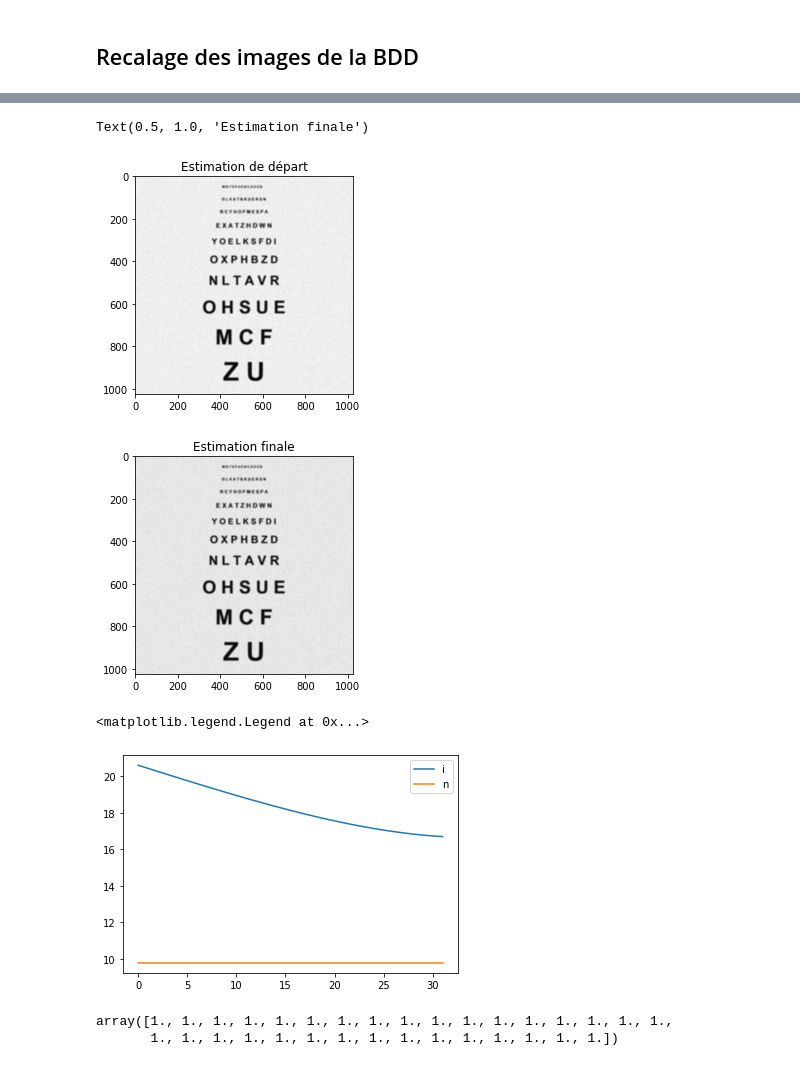
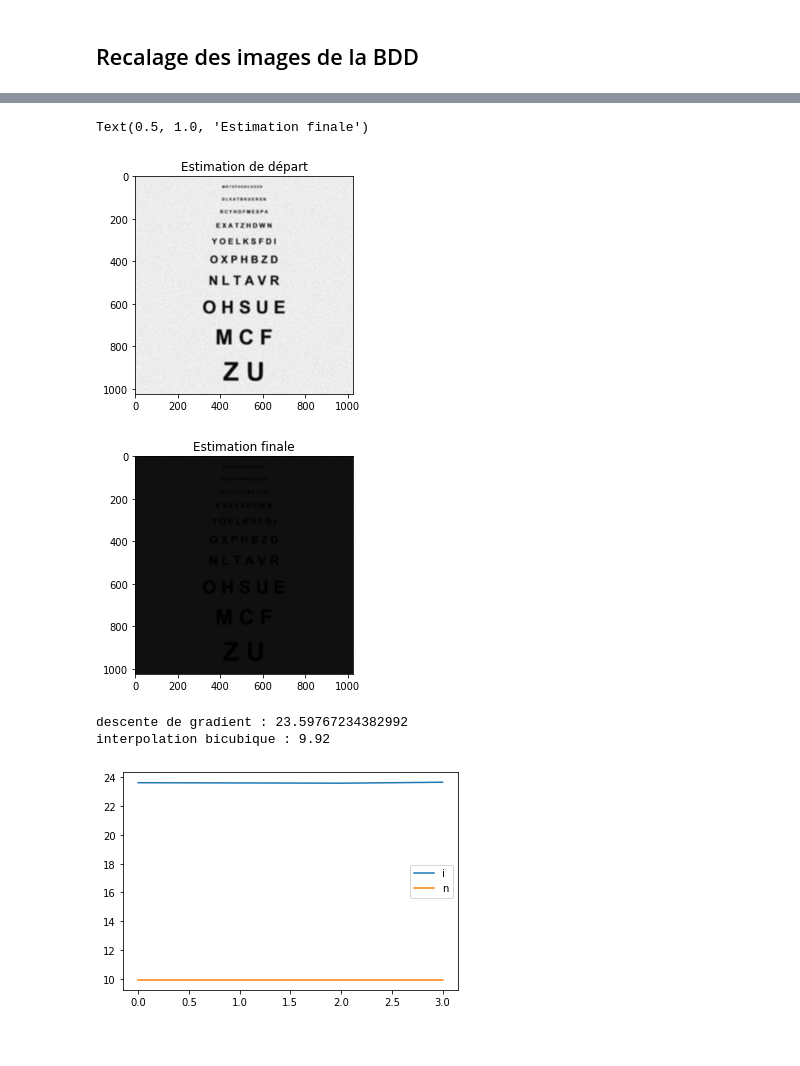
Before and after one commit to zoeducourau/Projet_fin_majeure, a Jupyter notebook: main script.ipynb, the cells around one changed output, grey strips where cells are left out. Drawn from its saved outputs; the diff is of its cells as text; code cells hidden in the pictures.

```diff
--- a/main script.ipynb
+++ b/main script.ipynb
@@ -170,7 +170,7 @@ BDD/imageBR_4.png
 # %%
 # paramètres
 beta = 1
-l = 0.005
+l = 0.1
 alpha = 0.6
 P = 2
 
@@ -190,7 +190,9 @@ plt.imshow(estim, cmap="gray")
 plt.title('Estimation de départ')
 
 # iterations
-for n in range(50):
+CA = False
+n_iter = 0
+while CA == False:
 
     # gradient
     gradient = np.zeros(dim_HR)
@@ -199,7 +201,7 @@ for n in range(50):
         transfo = list_M[k-1][0:2]
         estim_recal = cv2.warpAffine(estim, transfo, dim_HR, flags=cv2.WARP_INVERSE_MAP, borderMode=cv2.BORDER_REPLICATE) # Rotation + translation
         # convoluer PSF (flou blanc gaussien)
-        estim_recal_psf =cv2.filter2D(src=estim_us, ddepth=-1, kernel=noyau)
+        estim_recal_psf =cv2.filter2D(src=estim_recal, ddepth=-1, kernel=noyau)
         # down sampling
         estim_recal_psf_ds = decimation(estim_recal_psf, 4) # Sous-échantillonnage /4
         # soustaire l'observation
@@ -237,44 +239,52 @@ for n in range(50):
                 # soustraire le résultat à l'estimation
                 diff = estim - img_translation
                 # appliquer opérateur signe
                 sign = np.sign(diff)
 
                 # appliquer anti shift Sx-1 et Sy-1
                 Sxy_inv = np.float32([[1, 0, -m], [0, 1, -l]])
                 img_translation_2 = cv2.warpAffine(sign, Sxy_inv, dim_HR, borderMode=cv2.BORDER_REPLICATE)
                 # soustraire au résultat intermédiaire
 
                 diff = (np.identity(dim_HR[0]) - img_translation_2) * sign
                 # multiplier par alpha ^{|m|+|l|}
                 r_lm = (alpha ** (abs(m)+abs(l)))*diff
                 # sommation
                 regul += r_lm
     """
 
 
     step = gradient + l*regul
     new_estim = np.abs(estim - beta*step)
     estim = new_estim
     erreur.append(np.mean(np.sqrt((IMAGE_nb - new_estim)**2)))
 
+    n_iter += 1
+    if len(erreur) > 2:
+        if erreur[-2] < erreur[-1]:
+            CA = True
+        if abs(erreur[-2] - erreur[-1]) < 0.005:
+            CA = True
+    if n_iter > 100:
+        CA = True
+
 
 plt.figure()
 plt.imshow(new_estim, cmap='gray')
 plt.title("Estimation finale")
 # %% [output]
 Text(0.5, 1.0, 'Estimation finale')
 [figure]
-[figure, old version]
+[figure, new version]
 # %%
 plt.figure()
 plt.plot(range(len(erreur)), erreur, range(len(erreur)), np.ones(len(erreur))*np.mean(np.sqrt((IMAGE_nb - estim_0)**2)))
 plt.legend("descente de gradient")
 plt.legend("interpolation bicubique")
+
+print("descente de gradient : " + str(min(erreur)))
+print("interpolation bicubique : " + str(np.mean(np.sqrt((IMAGE_nb - estim_0)**2))))
 # %% [output]
-<matplotlib.legend.Legend at 0x...>
+descente de gradient : 23.59767234382992
+interpolation bicubique : 9.92
-[figure, old version]
+[figure, new version]
-# %%
-np.ones(len(erreur))
-# %% [output]
-array([1., 1., 1., 1., 1., 1., 1., 1., 1., 1., 1., 1., 1., 1., 1., 1., 1.,
-       1., 1., 1., 1., 1., 1., 1., 1., 1., 1., 1., 1., 1., 1., 1.])
```
Also changed, not shown: parts of 1 cell of this notebook.
